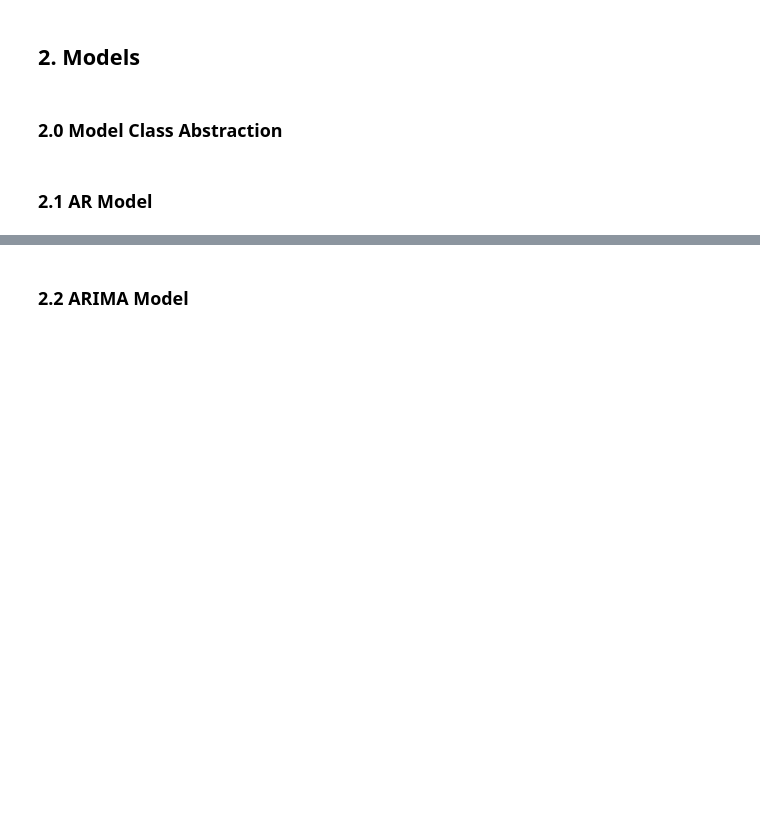
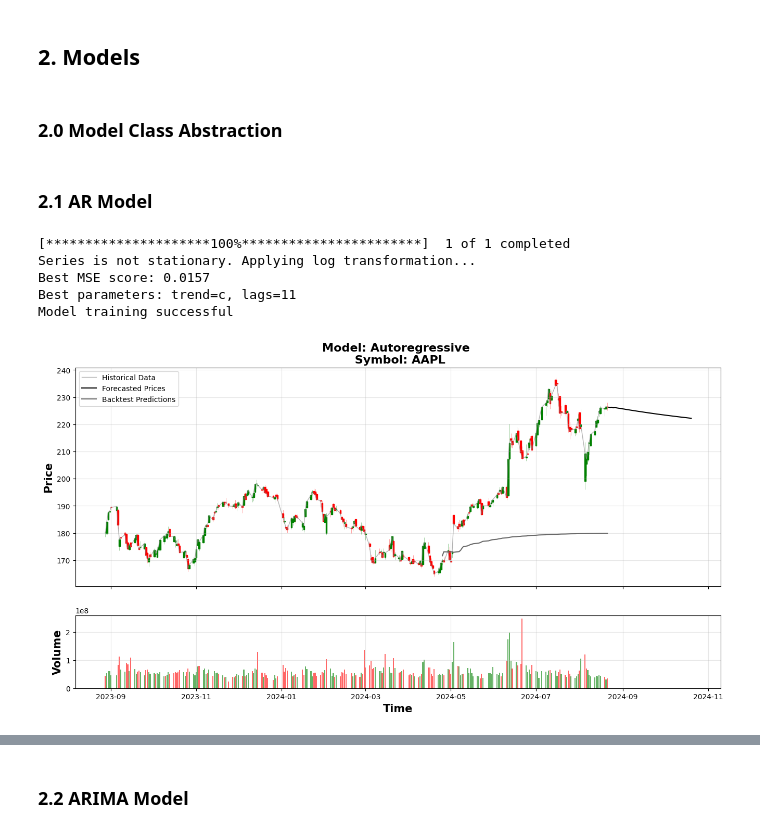
Before and after one commit to doganparlak/AiDea, a Jupyter notebook: backend.ipynb, the cells around one changed output, grey strips where cells are left out. Cells and saved outputs as stored; diff of their text form; code cells hidden in the pictures; blank space fills up the shorter version.

```diff
--- a/backend.ipynb
+++ b/backend.ipynb
@@ -245,14 +246,21 @@ class AR_model(Model):
         return plot_data
 # %%
 symbol = 'AAPL'
-data_length = 1080
+data_length = 360
 forecast_days = 60
 model_type = 'AR'
 #Set start and end date
 now = datetime.now()
 start_date =  (now - timedelta(days = data_length)).strftime("%Y-%m-%d")
 end_date = now.strftime("%Y-%m-%d")
 data = fetch_data(symbol, start_date, end_date)
 model = AR_model(data, symbol)
 model.train()
 model.forecast(forecast_days)
+# %% [output]
+[*********************100%***********************]  1 of 1 completed
+Series is not stationary. Applying log transformation...
+Best MSE score: 0.0157
+Best parameters: trend=c, lags=11
+Model training successful
+[figure, added]
```
Also changed, not shown: parts of 14 cells of this notebook, 3 other files.
